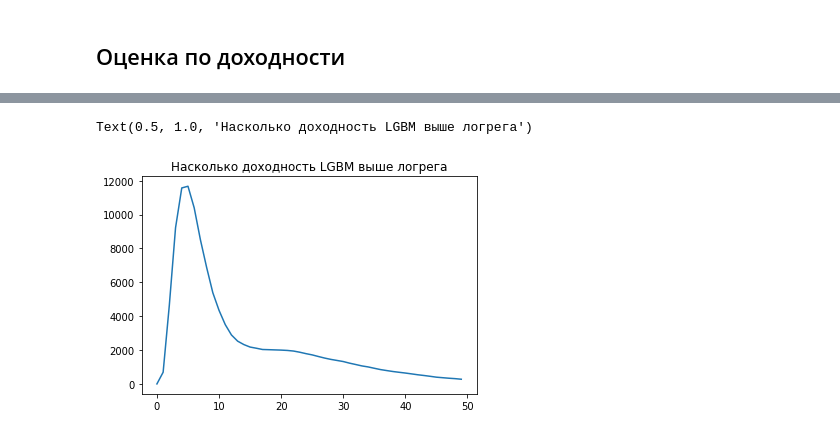
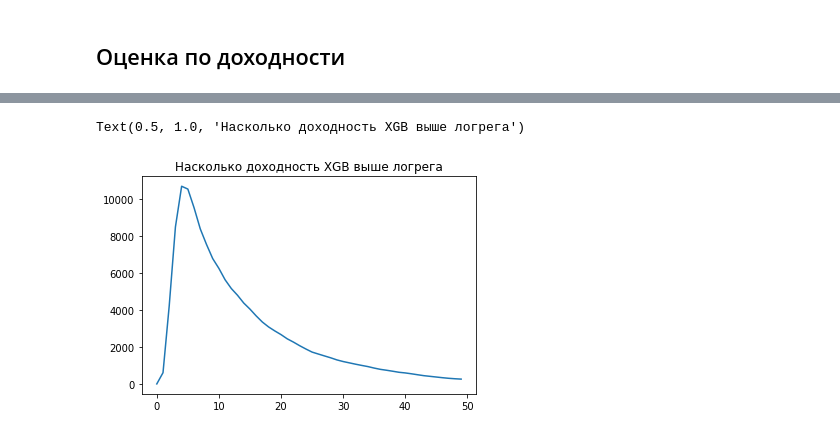
Before and after one commit to YanaSemenenya/INTERPRETATOR, a Jupyter notebook: Examples/Economic_effect_estimation.ipynb, the cells around one changed output, grey strips where cells are left out. Cells and saved outputs as stored; diff of their text form; code cells hidden in the pictures.

```diff
--- a/Examples/Economic_effect_estimation.ipynb
+++ b/Examples/Economic_effect_estimation.ipynb
@@ -364,10 +388,10 @@ plot_AUC(logreg_model, X_train[selected_features], y_train)
 data_analysis = X_train.copy()
 
 logreg_predictions = [p[1] for p in logreg_model.predict_proba(X_train[selected_features])]
-lgbm_predictions = [p[1] for p in lgbm_model.predict_proba(X_train)]
 
 data_analysis['logreg_pd'] = logreg_predictions
-data_analysis['lgbm_pd'] = lgbm_predictions
+data_analysis['diff_pd'] = dif_model_predicted
+data_analysis['diff_2_pd'] = dif_model_2_predicted
 data_analysis['target'] = y_train
 # %% [markdown]
 ## Оценка по RWA
@@ -424,16 +496,14 @@ def get_profit(pds, defaults, margins, eads, lgds = 0.72, th=0.04):
     profit = np.sum(tn*margins - fp*margins - fn*eads*lgds)/np.sum(eads)
     return profit
 # %%
-
-profits_logreg = list()
-for t in range(50):
-  th = t/100
-  profit = get_profit(pds = data_analysis['logreg_pd'],
-              defaults = data_analysis['target'],
-              margins = data_analysis['AMT_CREDIT']*0.1,
-              eads = data_analysis['AMT_CREDIT'],
-              th=th)
-  profits_logreg.append(profit)
-
-plt.plot(profits_logreg, label="Доходность на логреге")
-plt.legend()
+def analize_profits(model_pd):
+  profits = list()
+  for t in range(50):
+    th = t/100
+    profit = get_profit(pds = data_analysis[model_pd],
+                defaults = data_analysis['target'],
+                margins = data_analysis['AMT_CREDIT']*0.1,
+                eads = data_analysis['AMT_CREDIT'],
+                th=th)
+    profits.append(profit)
+  return profits
@@ -458,0 +510,5 @@ Text(0.5, 1.0, 'Доходность на LGBM')
+# %%
+profits_logreg = analize_profits('logreg_pd')
+
+plt.plot(profits_logreg, label="Доходность на логреге")
+plt.legend()
@@ -458,0 +526,5 @@ Text(0.5, 1.0, 'Доходность на LGBM')
+# %%
+profits_xgb = analize_profits('diff_pd')
+
+plt.plot(profits_xgb)
+plt.title("Доходность на XGB")
@@ -459,7 +534,7 @@ Text(0.5, 1.0, 'Доходность на LGBM')
 # %%
-profits_diff = [lgbm - logreg for lgbm, logreg in zip(profits_lgbm, profits_logreg)]
+profits_diff = [lgbm - logreg for lgbm, logreg in zip(profits_xgb, profits_logreg)]
 plt.plot(profits_diff)
-plt.title('Насколько доходность LGBM выше логрега')
+plt.title('Насколько доходность XGB выше логрега')
 # %% [output]
-Text(0.5, 1.0, 'Насколько доходность LGBM выше логрега')
+Text(0.5, 1.0, 'Насколько доходность XGB выше логрега')
-[figure, old version]
+[figure, new version]
```
Also changed, not shown: parts of 30 cells of this notebook.
